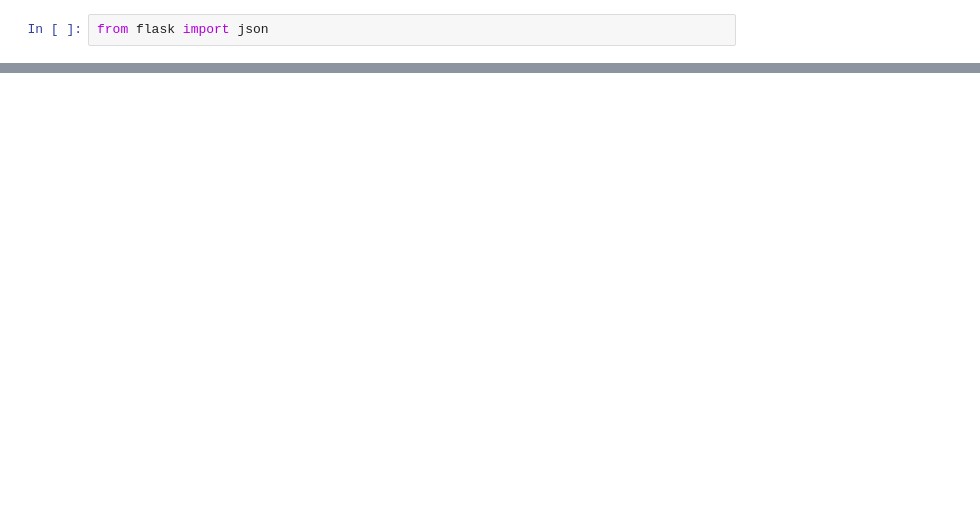
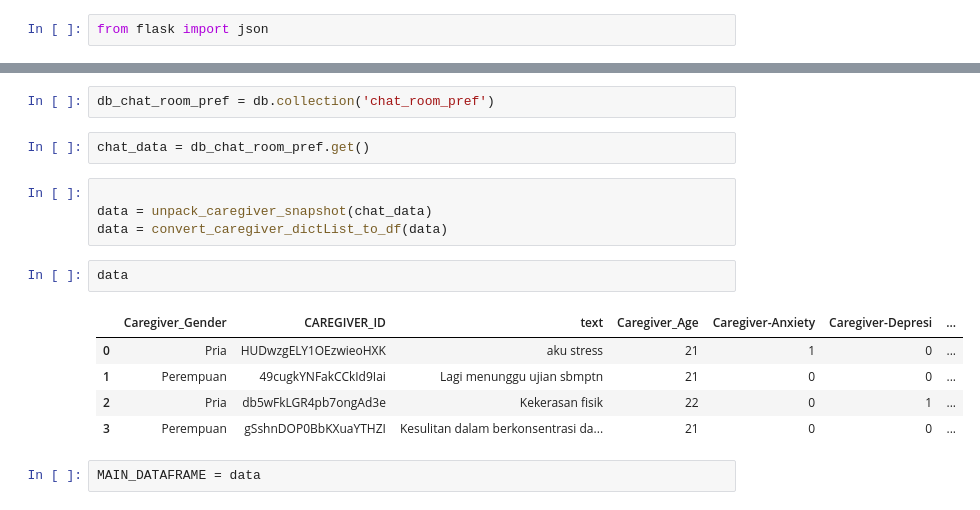
Before and after one commit to Bangkit-Team-C22-PS134/ML-Recomendation-Model, a Jupyter notebook: utility/Untitled.ipynb, the cells around one changed output, grey strips where cells are left out. Cells and saved outputs as stored; diff of their text form; blank space fills up the shorter version.

```diff
--- a/utility/Untitled.ipynb
+++ b/utility/Untitled.ipynb
@@ -297,0 +276,18 @@ test
+# %%
+db_chat_room_pref = db.collection('chat_room_pref')
+# %%
+chat_data = db_chat_room_pref.get()
+# %%
+
+data = unpack_caregiver_snapshot(chat_data)
+data = convert_caregiver_dictList_to_df(data)
+# %%
+data
+# %% [output]
+|  | Caregiver_Gender | CAREGIVER_ID | text | Caregiver_Age | Caregiver-Anxiety | Caregiver-Depresi | ... |
+| 0 | Pria | HUDwzgELY1OEzwieoHXK | aku stress | 21 | 1 | 0 | ... |
+| 1 | Perempuan | 49cugkYNFakCCkId9Iai | Lagi menunggu ujian sbmptn | 21 | 0 | 0 | ... |
+| 2 | Pria | db5wFkLGR4pb7ongAd3e | Kekerasan fisik | 22 | 0 | 1 | ... |
+| 3 | Perempuan | gSshnDOP0BbKXuaYTHZI | Kesulitan dalam berkonsentrasi da... | 21 | 0 | 0 | ... |
+# %%
+MAIN_DATAFRAME = data
```
Also changed, not shown: parts of 27 cells of this notebook.
